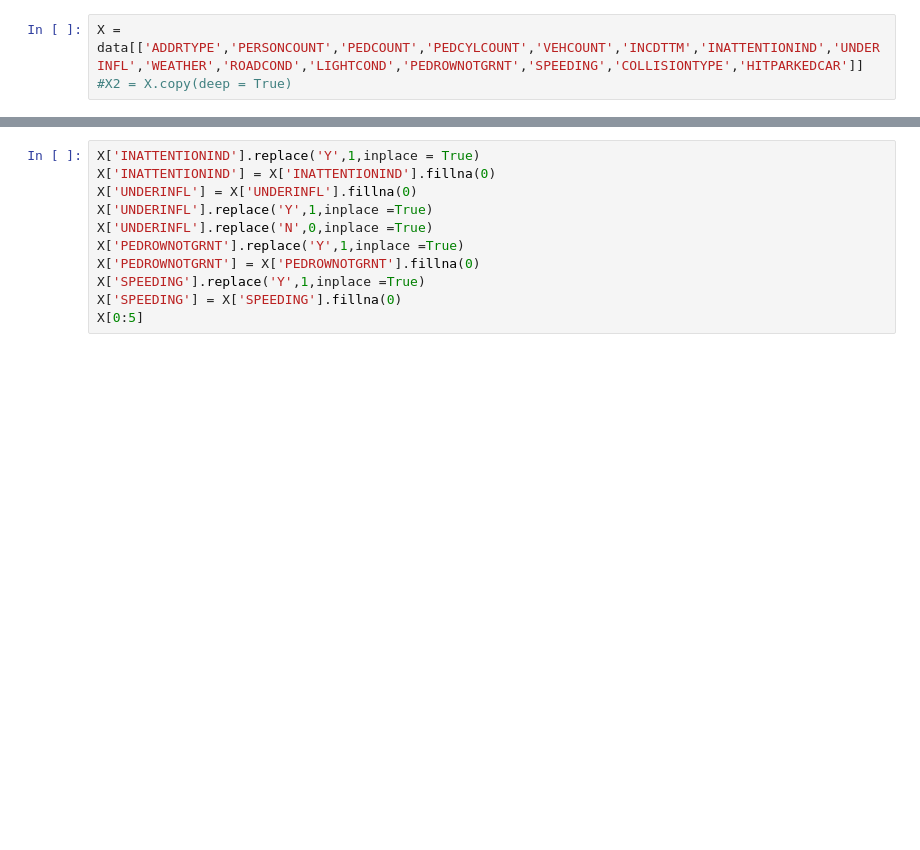
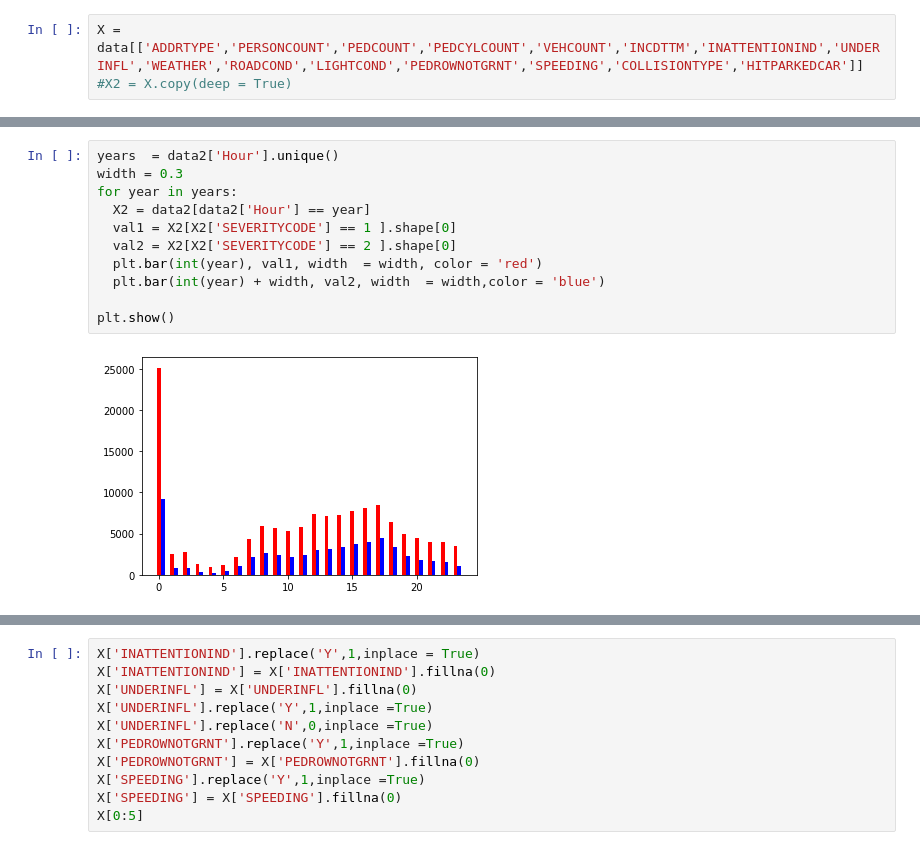
Before and after one commit to rochismandatta/IBM_Capstone_Proj, a Jupyter notebook: IBM_Capstone_Car_Accidents.ipynb, the cells around one changed output, grey strips where cells are left out. Cells and saved outputs as stored; diff of their text form; blank space fills up the shorter version.

```diff
--- a/IBM_Capstone_Car_Accidents.ipynb
+++ b/IBM_Capstone_Car_Accidents.ipynb
@@ -363,0 +395,13 @@ See the caveats in the documentation: https://pandas.pydata.org/pandas-docs/stab
+# %%
+years  = data2['Hour'].unique()
+width = 0.3
+for year in years:
+  X2 = data2[data2['Hour'] == year]
+  val1 = X2[X2['SEVERITYCODE'] == 1 ].shape[0]
+  val2 = X2[X2['SEVERITYCODE'] == 2 ].shape[0]
+  plt.bar(int(year), val1, width  = width, color = 'red')
+  plt.bar(int(year) + width, val2, width  = width,color = 'blue')
+
+plt.show()
+# %% [output]
+[figure, added]
```
Also changed, not shown: parts of 7 cells of this notebook.
